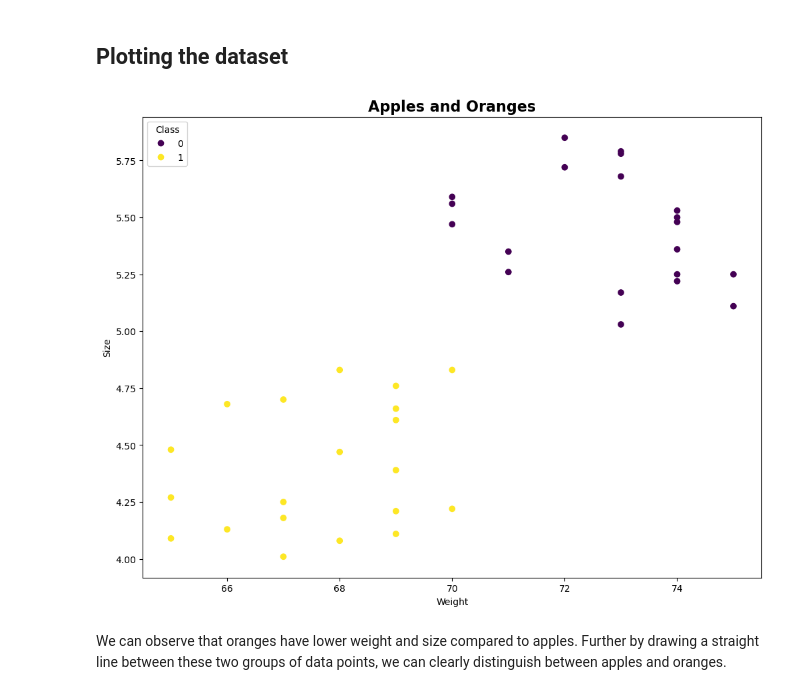
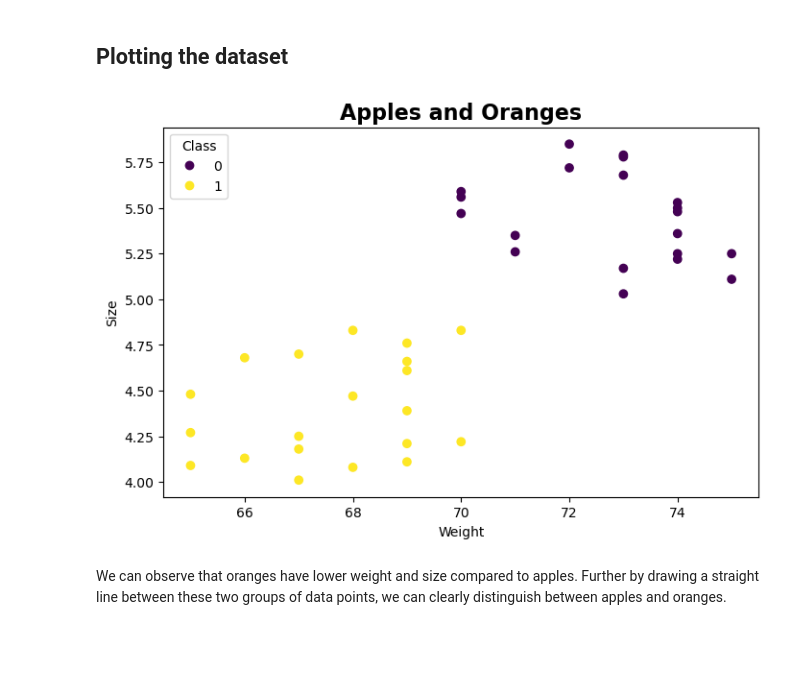
Before and after one commit to anantdivanji/DS100723-DS240623-DS190523-DS060623, a Jupyter notebook: Dec/5-12-23/logistic-regression-decision-boundary.ipynb, the cells around one changed output. Cells and saved outputs as stored; diff of their text form; code cells hidden in the pictures; blank space fills up the shorter version.

```diff
--- a/Dec/5-12-23/logistic-regression-decision-boundary.ipynb
+++ b/Dec/5-12-23/logistic-regression-decision-boundary.ipynb
@@ -85,17 +93,17 @@ dataset
 # %% [markdown]
 ## Plotting the dataset
 # %%
-plt.figure(figsize=(12,9))
+plt.figure(figsize=(8, 5))
 plt.title('Apples and Oranges', fontweight='bold', fontsize=16)
 plt.xlabel('Weight')
 plt.ylabel('Size')
 scatter = plt.scatter(dataset['Weight'], dataset['Size'], c=dataset['Class'], cmap='viridis')
 plt.legend(*scatter.legend_elements(),
            loc = 'upper left',
            title = 'Class')
 plt.show()
 # %% [output]
-[figure, old version]
+[figure, new version]
 # %% [markdown]
 We can observe that oranges have lower weight and size compared to apples. Further by drawing a straight line between these two groups of data points, we can clearly distinguish between apples and oranges.
 # %% [markdown]
```
Also changed, not shown: parts of 3 cells of this notebook, 1 other file.
